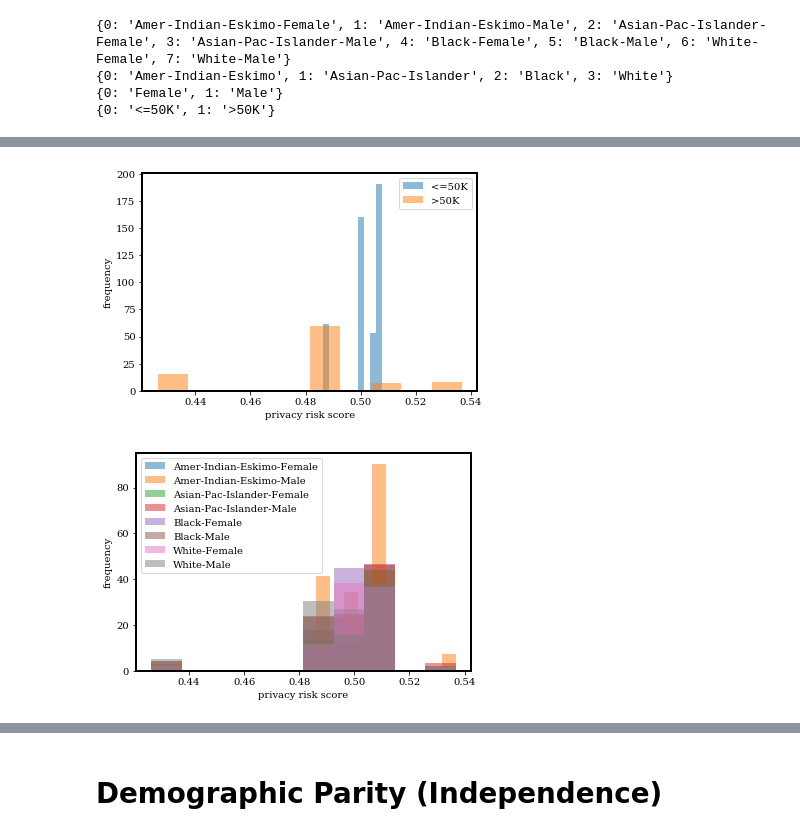
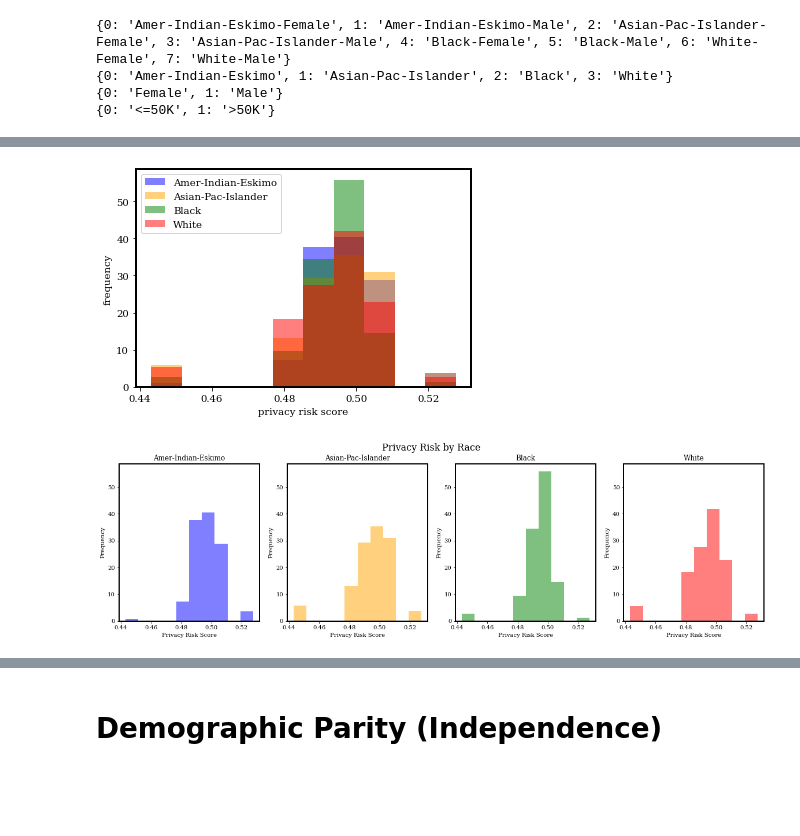
Before and after one commit to alaude1/fairness-mia, a Jupyter notebook: Experiments.ipynb, the cells around one changed output, grey strips where cells are left out. Cells and saved outputs as stored; diff of their text form; code cells hidden in the pictures; blank space fills up the shorter version.

```diff
--- a/Experiments.ipynb
+++ b/Experiments.ipynb
@@ -244,14 +245,33 @@ print(map_income)
 {0: 'Female', 1: 'Male'}
 {0: '<=50K', 1: '>50K'}
 # %%
-def risk_hist(attr_map, attr_name, ad_df_train, risk_scores):
-    for key in attr_map:
+def risk_hist(attr_map, attr_name, ad_df_train, risk_scores, colors):
+    for i, key in enumerate(attr_map):
         idx = ad_df_train[attr_name] == key
-        plt.hist(risk_scores[idx], label=attr_map[key], density=True, alpha=0.5)
+        plt.hist(risk_scores[idx], label=attr_map[key], density=True, color=colors[i], alpha=0.5)
     plt.legend()
     plt.xlabel('privacy risk score')
     plt.ylabel('frequency')
-    plt.savefig('{}.png'.format(attr_name))
+    #plt.savefig('{}.png'.format(attr_name))
+# %%
+def risk_hist_subplots(attr_map, attr_name, ad_df_train, risk_scores, ht, wdth, figsize, colors, title):
+    fig, axs = plt.subplots(ht, wdth, sharey = True, sharex = True, figsize=figsize)
+    for i, key in enumerate(attr_map):
+        idx = ad_df_train[attr_name] == key
+        if ht == 1:
+            axs[i].hist(risk_scores[idx], label=attr_map[key], density=True, color=colors[i], alpha=0.5)
+            axs[i].set_title(attr_map[key])
+            axs[i].set_xlabel('Privacy Risk Score')
+            axs[i].set_ylabel('Frequency')
+        else:
+            axs[int(i/wdth), int(i%wdth)].hist(risk_scores[idx], label=attr_map[key], density=True, color=colors[i], alpha=0.5)
+            axs[int(i/wdth), int(i%wdth)].set_title(attr_map[key])
+            axs[int(i/wdth), int(i%wdth)].set_xlabel('Privacy Risk Score')
+            axs[int(i/wdth), int(i%wdth)].set_ylabel('Frequency')
+    for ax in axs.flatten():
+        ax.xaxis.set_tick_params(labelbottom=True)
+        ax.yaxis.set_tick_params(labelleft=True)
+    fig.suptitle(title, fontsize=16)
 # %%
 tr_values = MIA._entr_comp(shadow_out_train)
 te_values = MIA._entr_comp(shadow_out_test)
@@ -275,8 +288,8 @@ risk_hist(map_sex, 'sex', ad_df_train, risk_scores)
-# %%
-risk_hist(map_income, 'income-per-year', ad_df_train, risk_scores)
-# %% [output]
-[figure, removed]
-# %%
-risk_hist(map_race_sex, 'race-sex', ad_df_train, risk_scores)
-# %% [output]
-[figure, removed]
+# %%
+colors = ['blue', 'orange', 'green', 'red']
+title = 'Privacy Risk by Race'
+risk_hist(map_race, 'race', ad_df_train, risk_scores, colors)
+risk_hist_subplots(map_race, 'race', ad_df_train, risk_scores, 1, 4, (20, 5), colors, title)
+# %% [output]
+[figure, added]
+[figure, added]
```
Also changed, not shown: parts of 65 cells of this notebook.
